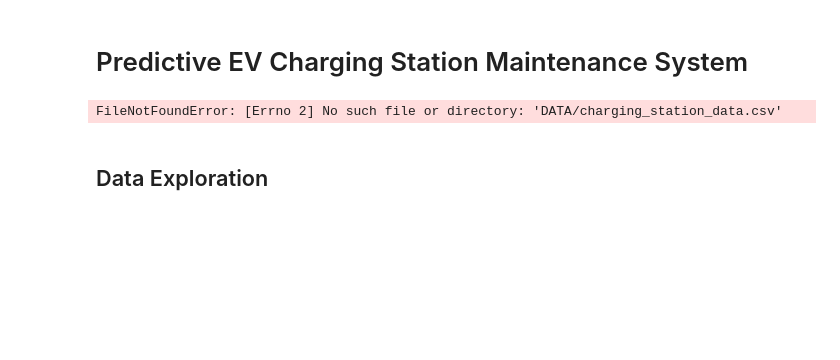
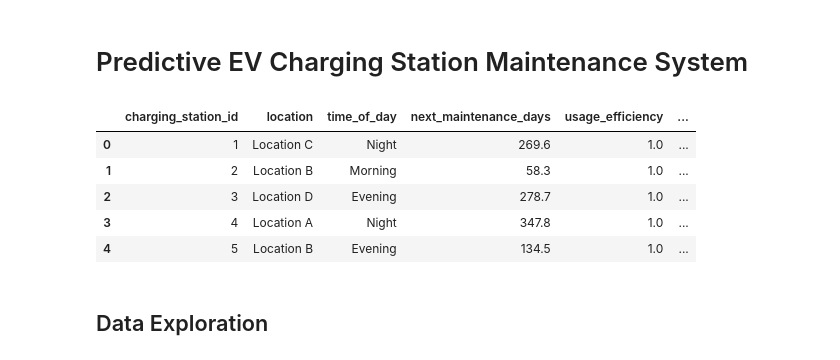
Before and after one commit to vkn500/ev-charging-station-predictive-maintenance, a Jupyter notebook: notebooks/model.ipynb, the cells around one changed output. Cells and saved outputs as stored; diff of their text form; code cells hidden in the pictures; blank space fills up the shorter version.

```diff
--- a/notebooks/model.ipynb
+++ b/notebooks/model.ipynb
@@ -13,10 +13,15 @@ from sklearn.metrics import mean_squared_error, accuracy_score, classification_r
 import joblib
 # %%
 # Loading the dataset
-data = pd.read_csv('DATA/charging_station_data.csv')
+data = pd.read_csv('../data/charging_station_data.csv')
 data.head()
 # %% [output]
-FileNotFoundError: [Errno 2] No such file or directory: 'DATA/charging_station_data.csv'
+|  | charging_station_id | location | time_of_day | next_maintenance_days | usage_efficiency | ... |
+| 0 | 1 | Location C | Night | 269.6 | 1.0 | ... |
+| 1 | 2 | Location B | Morning | 58.3 | 1.0 | ... |
+| 2 | 3 | Location D | Evening | 278.7 | 1.0 | ... |
+| 3 | 4 | Location A | Night | 347.8 | 1.0 | ... |
+| 4 | 5 | Location B | Evening | 134.5 | 1.0 | ... |
 # %% [markdown]
 ## Data Exploration
 # %%
```
Also changed, not shown: parts of 12 cells of this notebook, 5 other files.
